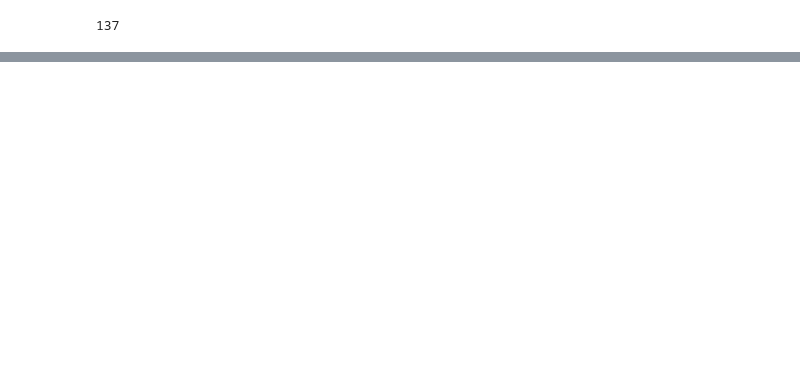
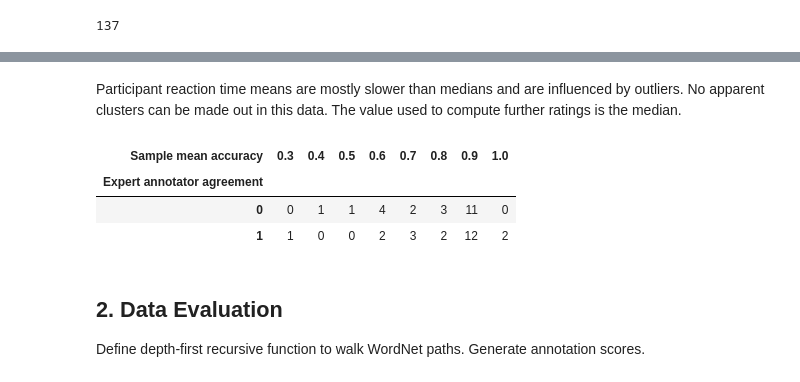
Before and after one commit to tomhumbert/BL_CrowdGauge, a Jupyter notebook: Data_evaluation/BL_gauging_notebook.ipynb, the cells around one changed output, grey strips where cells are left out. Saved outputs shown, nothing was run; the diff lists cells and outputs as text; code cells hidden in the pictures; blank space fills up the shorter version.

```diff
--- a/Data_evaluation/BL_gauging_notebook.ipynb
+++ b/Data_evaluation/BL_gauging_notebook.ipynb
@@ -181,0 +226,26 @@ for file in participant_files:
+# %% [markdown]
+Participant reaction time means are mostly slower than medians and are influenced by outliers.
+No apparent clusters can be made out in this data. The value used to compute further ratings is the median.
+# %%
+import numpy as np
+
+# need to sample 22 from full expert annotator agreement cases to balance the comparison
+comp_data1 = gold_standard_with_reaction_times.loc[gold_standard_with_reaction_times["expert_certainty"] == False]
+comp_data2 = gold_standard_with_reaction_times.loc[gold_standard_with_reaction_times["expert_certainty"] == True].sample(22)
+comp_data = comp_data1.append(comp_data2)
+
+score_by_std_dev = [np.floor(x/100) for x in comp_data["sample_std_deviation"]]
+ann_agree = [x*1 for x in comp_data["expert_certainty"]]
+mean_accuracies = [np.floor(a*10)/10 for a in comp_data["sample_mean_acc"]]
+
+pd.crosstab(ann_agree, [mean_accuracies], rownames=['Expert annotator agreement'], colnames=["Sample mean accuracy"])
+# %% [output]
+| Sample mean accuracy | 0.3 | 0.4 | 0.5 | 0.6 | 0.7 | 0.8 | 0.9 | 1.0 |
+| Expert annotator agreement |  |  |  |  |  |  |  |  |
+| 0 | 0 | 1 | 1 | 4 | 2 | 3 | 11 | 0 |
+| 1 | 1 | 0 | 0 | 2 | 3 | 2 | 12 | 2 |
+# %% [markdown]
+## 2. Data Evaluation
+
+Define depth-first recursive function to walk WordNet paths.
+Generate annotation scores.
```
Also changed, not shown: parts of 7 cells of this notebook, 1 other file.
